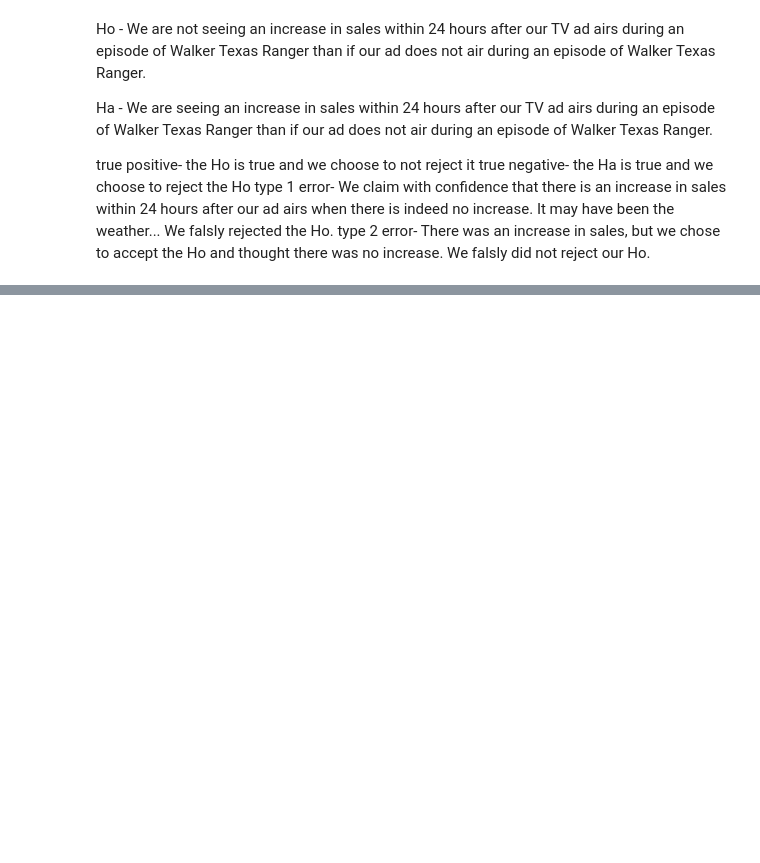
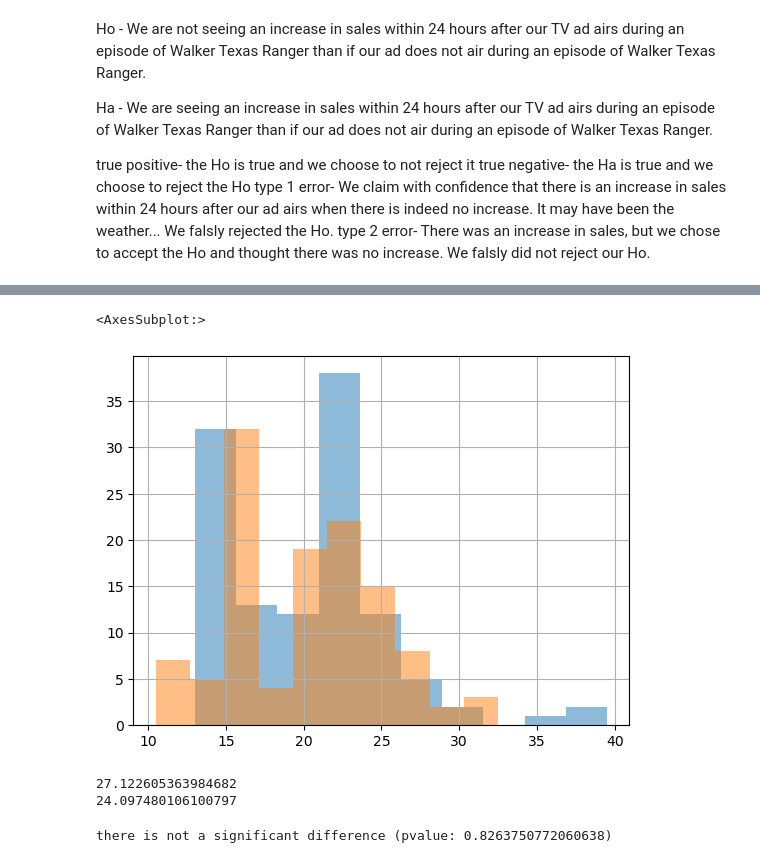
Before and after one commit to Andy-Jensen/statistics-exercises, a Jupyter notebook: hypothesis_testing.ipynb, the cells around one changed output, grey strips where cells are left out. Cells and saved outputs as stored; diff of their text form; code cells hidden in the pictures; blank space fills up the shorter version.

Commit message:
ttest

```diff
--- a/hypothesis_testing.ipynb
+++ b/hypothesis_testing.ipynb
@@ -35,0 +92,5 @@ type 2 error- There was an increase in sales, but we chose to accept the Ho and
+# %%
+from pydataset import data
+
+mpg = data('mpg')
+mpg.head()
@@ -35,0 +106,3 @@ type 2 error- There was an increase in sales, but we chose to accept the Ho and
+# %%
+mpg['fuel_efficiency'] = (mpg.cty+mpg.hwy) / 2
+mpg.head()
@@ -35,0 +116,27 @@ type 2 error- There was an increase in sales, but we chose to accept the Ho and
+# %%
+#Ho - there is no difference
+#Ha - there is a difference
+
+y2008 = mpg[mpg['year']==2008].fuel_efficiency
+y1999 = mpg[mpg['year']==1999].fuel_efficiency
+# %%
+y1999.hist(alpha=.5)
+y2008.hist(alpha=.5)
+# %% [output]
+<AxesSubplot:>
+[figure, added]
+# %%
+print(y1999.var())
+print(y2008.var())
+# %% [output]
+27.122605363984682
+24.097480106100797
+# %%
+s, p = stats.ttest_ind(y1999, y2008, equal_var=False)
+
+if p < alpha:
+    print(f'there is a significant difference (pvalue: {p}')
+else:
+    print(f'there is not a significant difference (pvalue: {p})')
+# %% [output]
+there is not a significant difference (pvalue: 0.8263750772060638)
```
Also changed, not shown: parts of 22 cells of this notebook.
